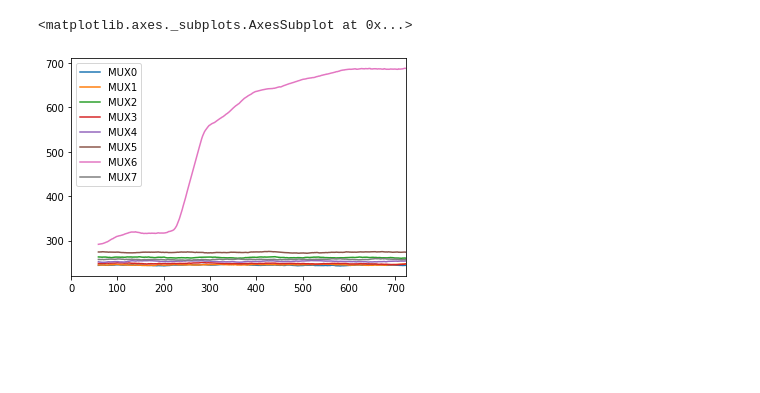
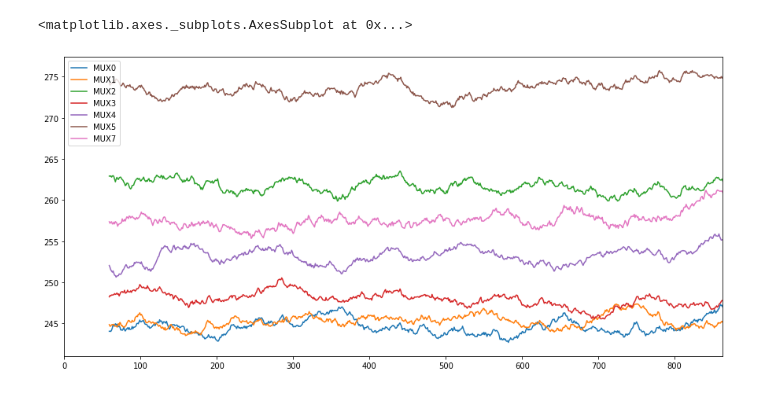
Before and after one commit to mygs/babilonia, a Jupyter notebook: research/terrace/osasco.ipynb, the cells around one changed output. Saved outputs shown, nothing was run; the diff lists cells and outputs as text; code cells hidden in the pictures; blank space fills up the shorter version.

```diff
--- a/research/terrace/osasco.ipynb
+++ b/research/terrace/osasco.ipynb
@@ -86,8 +96,8 @@ df[['FREE_HEAP','MUX0','MUX1','MUX2','MUX3','MUX4','MUX5','MUX6','MUX7']].descri
 # %%
-df[['MUX0','MUX1','MUX2','MUX3','MUX4','MUX5','MUX6','MUX7']].rolling(60).mean().plot()
+df[['MUX0','MUX1','MUX2','MUX3','MUX4','MUX5','MUX7']].rolling(60).mean().plot()
 # %% [output]
 <matplotlib.axes._subplots.AxesSubplot at 0x...>
-[figure, old version]
+[figure, new version]
 # %%
 dft[['TEMPERATURE','HUMIDITY']].rolling(60).mean().plot()
 # %% [output]
```
Also changed, not shown: parts of 7 cells of this notebook.
